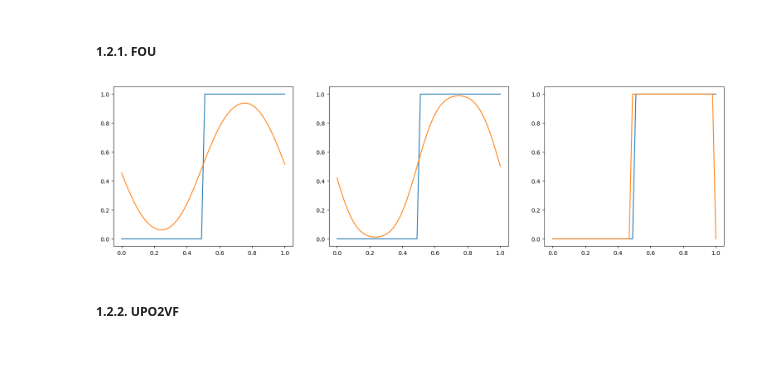
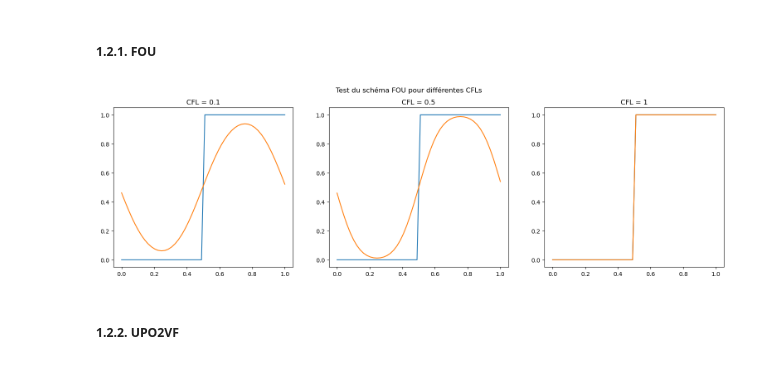
Before and after one commit to MaxMosh/n7-SN, a Jupyter notebook: 2A ModIA/S7 (INSA)/Modélisation et Calcul Scientifique/EDP/TPs/TP2/TP2.ipynb, the cells around one changed output. Cells and saved outputs as stored; diff of their text form; code cells hidden in the pictures.

Commit message:
EDP - TP2 : incompréhension totale pour RK

```diff
--- a/2A ModIA/S7 (INSA)/Modélisation et Calcul Scientifique/EDP/TPs/TP2/TP2.ipynb
+++ b/2A ModIA/S7 (INSA)/Modélisation et Calcul Scientifique/EDP/TPs/TP2/TP2.ipynb
@@ -44,20 +44,23 @@ u0 = np.vectorize(CI)(abscisse,x0)
 # %%
 plt.figure(figsize=(19, 5))
 
 for k in range(len(p_liste)) :
-    grille_temps_espace_FOUEE = np.zeros((m,p_liste[k]))
+    grille_temps_espace_FOUEE = np.zeros((m,p_liste[k] + 1))
     grille_temps_espace_FOUEE[:,0] = u0
-    for n in range(1,p_liste[k]) :
+    for n in range(1,p_liste[k] + 1) :
         for i in range(m) :
             grille_temps_espace_FOUEE[i,n] = FOUEE_u_i_nplus1(None, grille_temps_espace_FOUEE[i,n - 1], grille_temps_espace_FOUEE[i - 1,n - 1], None, C_liste[k])
 
+    plt.suptitle("Test du schéma FOU pour différentes CFLs")
     plt.subplot(1,3,k + 1)
 
     plt.plot(abscisse, grille_temps_espace_FOUEE[:,0])
 
     plt.plot(abscisse, grille_temps_espace_FOUEE[:,-1])
+
+    plt.title("CFL = " + str(C_liste[k]))
 # %% [output]
-[figure, old version]
+[figure, new version]
 # %% [markdown]
 ##### __1.2.2. UPO2VF__
 # %%
```
Also changed, not shown: parts of 16 cells of this notebook.
